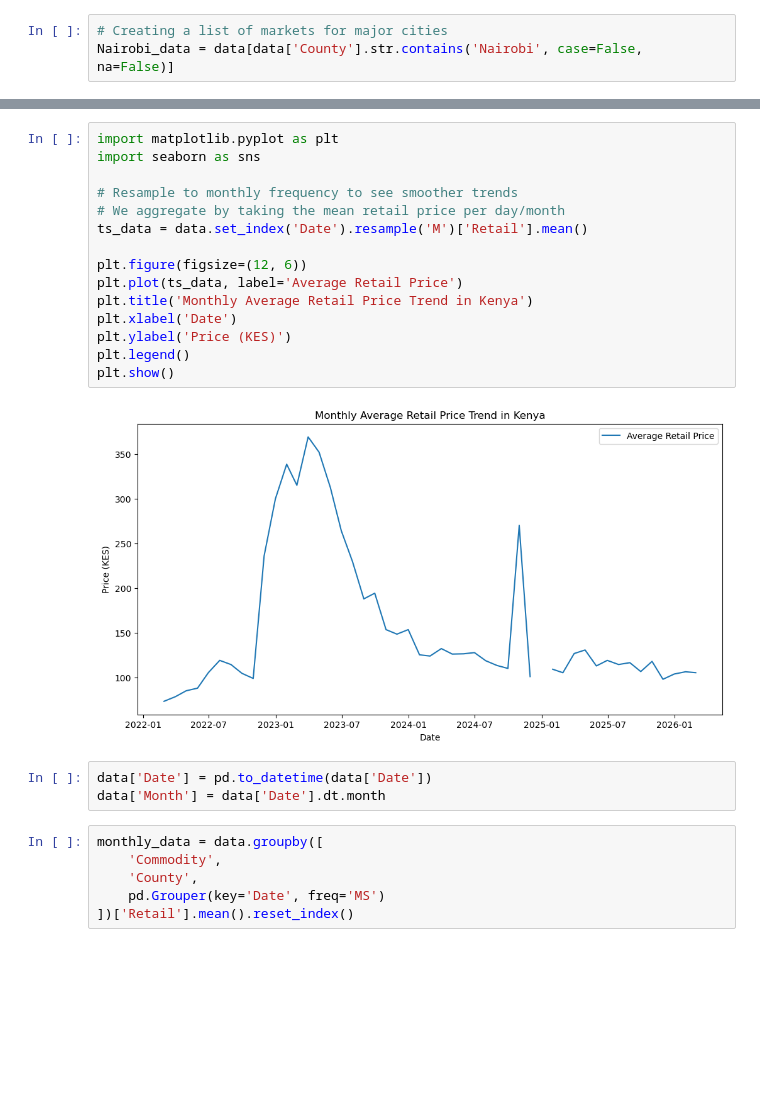
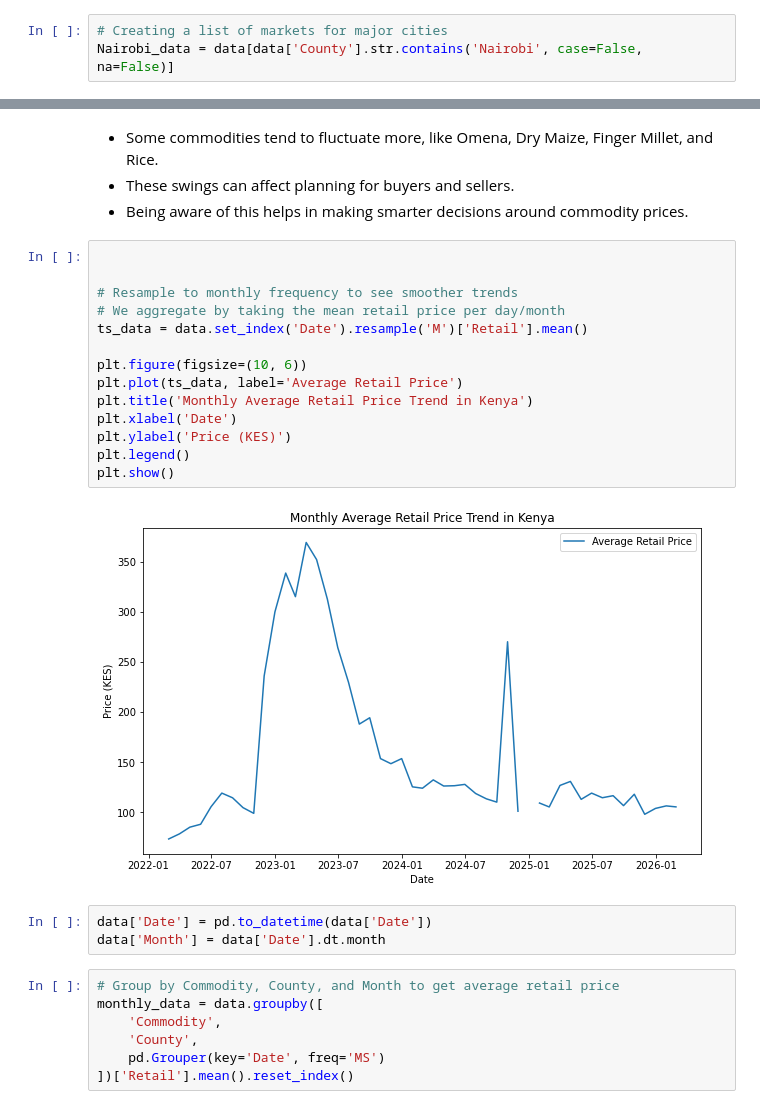
Before and after one commit to Victor-Mufasa/Agricultural-Commodity-Price-Forecasting, a Jupyter notebook: index.ipynb, the cells around one changed output, grey strips where cells are left out. Cells and saved outputs as stored; diff of their text form; blank space fills up the shorter version.

```diff
--- a/index.ipynb
+++ b/index.ipynb
@@ -392,24 +397,29 @@ plt.show()
+# %% [markdown]
+
+- Some commodities tend to fluctuate more, like Omena, Dry Maize, Finger Millet, and Rice.
+- These swings can affect planning for buyers and sellers.
+- Being aware of this helps in making smarter decisions around commodity prices.
 # %%
-import matplotlib.pyplot as plt
-import seaborn as sns
+
 
 # Resample to monthly frequency to see smoother trends
 # We aggregate by taking the mean retail price per day/month
 ts_data = data.set_index('Date').resample('M')['Retail'].mean()
 
-plt.figure(figsize=(12, 6))
+plt.figure(figsize=(10, 6))
 plt.plot(ts_data, label='Average Retail Price')
 plt.title('Monthly Average Retail Price Trend in Kenya')
 plt.xlabel('Date')
 plt.ylabel('Price (KES)')
 plt.legend()
 plt.show()
 # %% [output]
-[figure, old version]
+[figure, new version]
 # %%
 data['Date'] = pd.to_datetime(data['Date'])
 data['Month'] = data['Date'].dt.month
 # %%
+# Group by Commodity, County, and Month to get average retail price
 monthly_data = data.groupby([
     'Commodity',
     'County',
```
Also changed, not shown: parts of 13 cells of this notebook.
